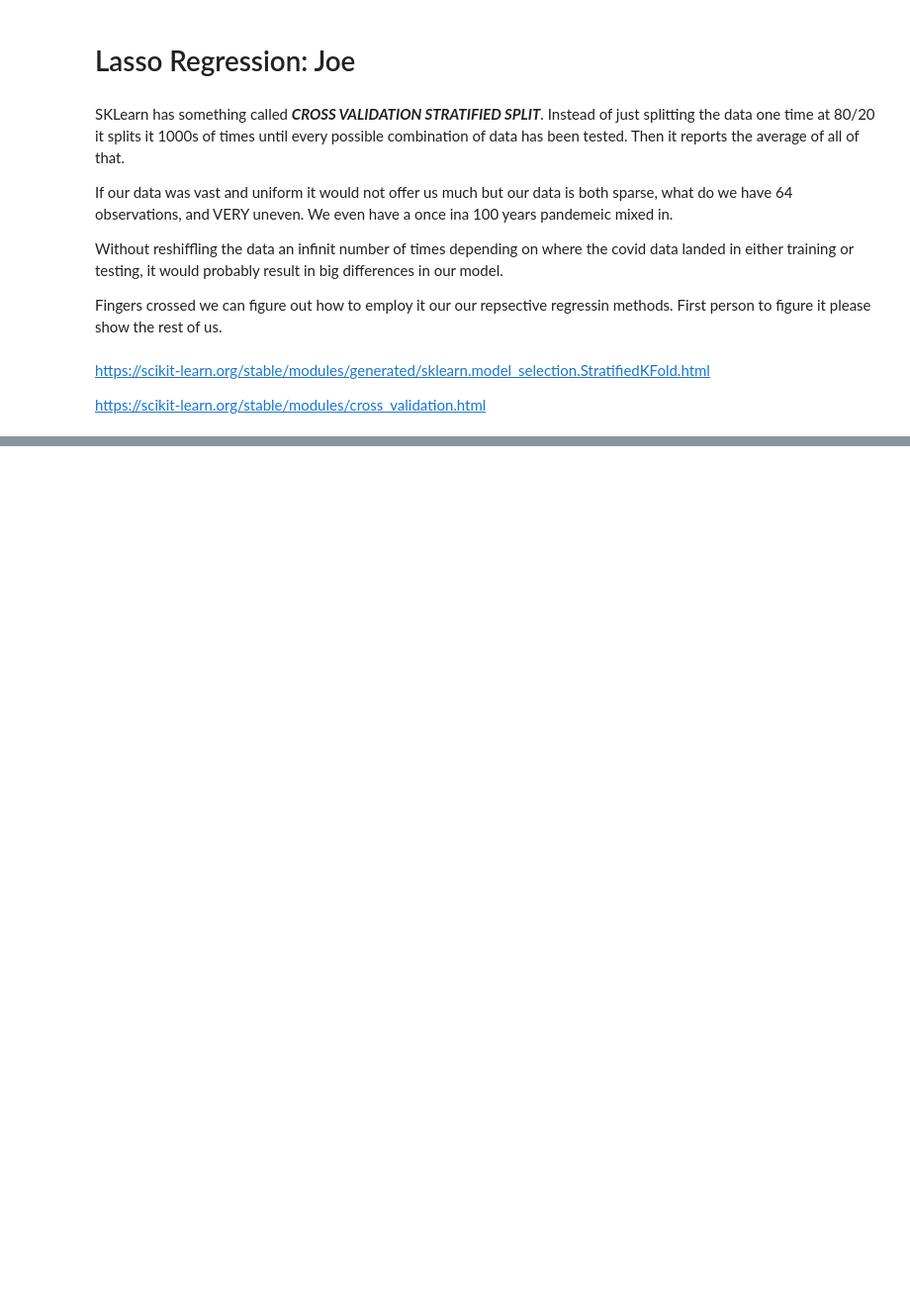
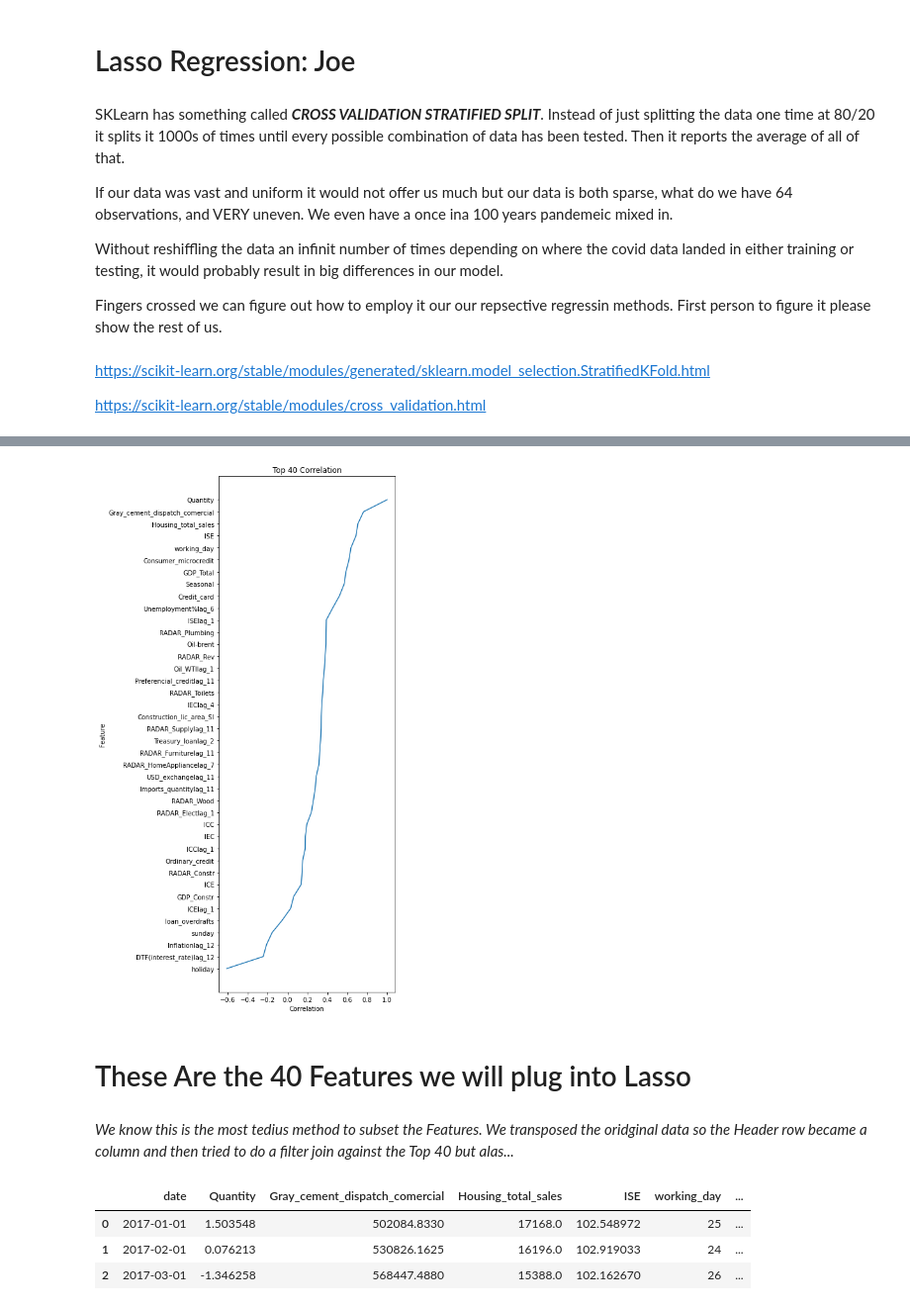
Before and after one commit to JF11579/Adelphi, a Jupyter notebook: Sprint_3_Group.ipynb, the cells around one changed output, grey strips where cells are left out. Shown at 99% size. Saved outputs shown, nothing was run; the diff lists cells and outputs as text; code cells hidden in the pictures; blank space fills up the shorter version.

```diff
--- a/Sprint_3_Group.ipynb
+++ b/Sprint_3_Group.ipynb
@@ -368,0 +512,5 @@ https://scikit-learn.org/stable/modules/cross_validation.html
+# %%
+# We extract the first 7 characters.
+# We triued various numbers .
+# None were thoroughly satisfacrtory just some were less unsatisfactory.
+distinct_features = corr_df.assign(rep_feature = corr_df['Feature'].str[:7])
@@ -368,0 +526,2 @@ https://scikit-learn.org/stable/modules/cross_validation.html
+# %%
+distinct_feature_2 = distinct_features.drop_duplicates(subset=['rep_feature'])
@@ -368,0 +545,10 @@ https://scikit-learn.org/stable/modules/cross_validation.html
+# %%
+plt.figure(figsize=(5,15))
+graph = sns.lineplot('Correlation','Feature' ,data = distinct_feature_2).set_title('Top 40 Correlation')
+plt.show()
+# %% [output]
+[figure, added]
+# %% [markdown]
+# These Are the 40 Features we will plug into Lasso
+# %% [markdown]
+*We know this is the most tedius method to subset the Features.  We transposed the oridginal data so the Header row became a column and then tried to do a  filter join against the Top 40  but alas...*
@@ -368,0 +567,7 @@ https://scikit-learn.org/stable/modules/cross_validation.html
+# %%
+top_40_select_cols .head(3)
+# %% [output]
+|  | date | Quantity | Gray_cement_dispatch_comercial | Housing_total_sales | ISE | working_day | ... |
+| 0 | 2017-01-01 | 1.503548 | 502084.8330 | 17168.0 | 102.548972 | 25 | ... |
+| 1 | 2017-02-01 | 0.076213 | 530826.1625 | 16196.0 | 102.919033 | 24 | ... |
+| 2 | 2017-03-01 | -1.346258 | 568447.4880 | 15388.0 | 102.162670 | 26 | ... |
```
Also changed, not shown: parts of 56 cells of this notebook.
